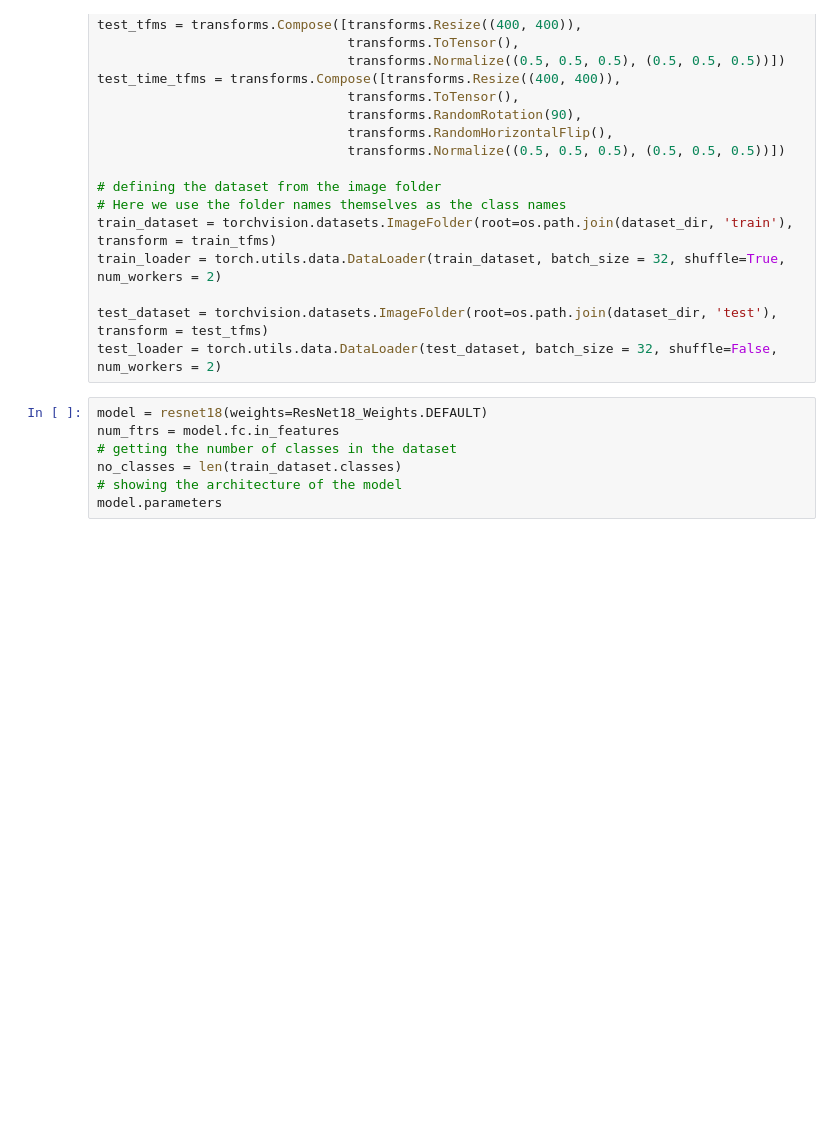
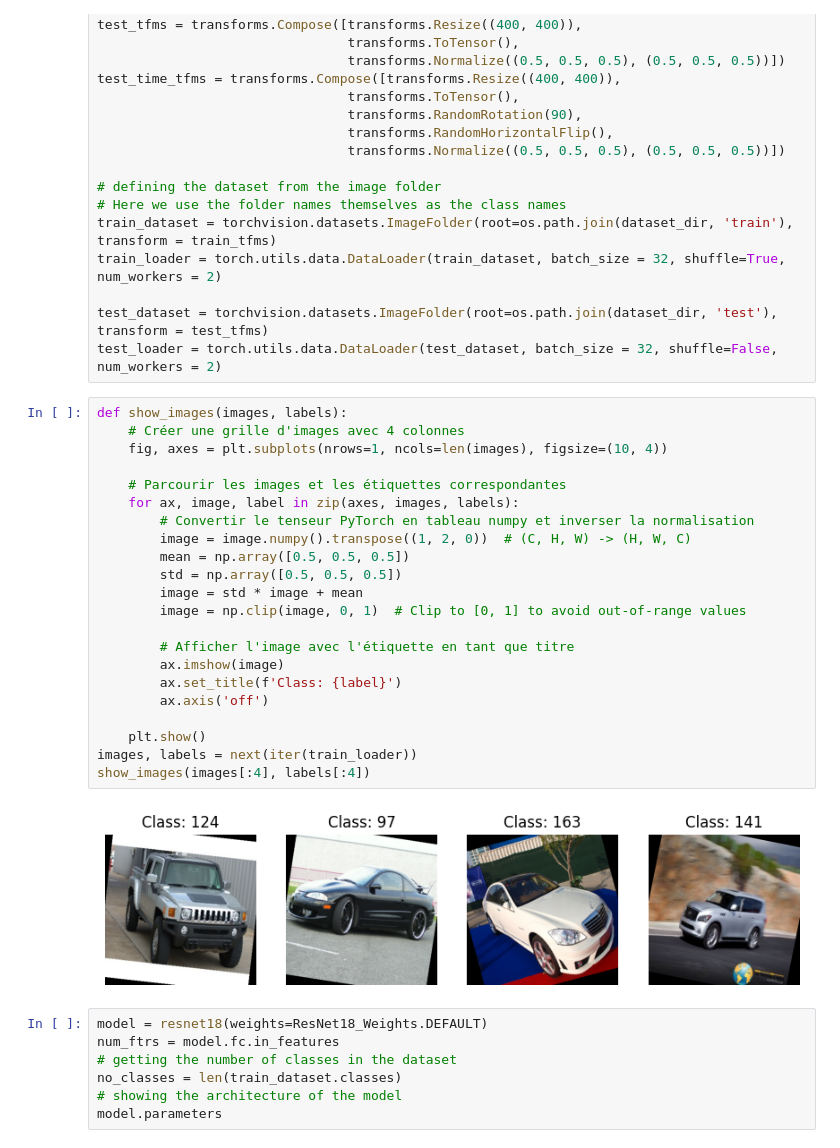
Before and after one commit to Jason2EPITA/groupe6hackathon, a Jupyter notebook: tutorial-s3.ipynb, the cells around one changed output. Saved outputs shown, nothing was run; the diff lists cells and outputs as text; blank space fills up the shorter version.

```diff
--- a/tutorial-s3.ipynb
+++ b/tutorial-s3.ipynb
@@ -80,6 +77,30 @@ train_loader = torch.utils.data.DataLoader(train_dataset, batch_size = 32, shuff
 
 test_dataset = torchvision.datasets.ImageFolder(root=os.path.join(dataset_dir, 'test'), transform = test_tfms)
 test_loader = torch.utils.data.DataLoader(test_dataset, batch_size = 32, shuffle=False, num_workers = 2)
+# %%
+def show_images(images, labels):
+    # Créer une grille d'images avec 4 colonnes
+    fig, axes = plt.subplots(nrows=1, ncols=len(images), figsize=(10, 4))
+
+    # Parcourir les images et les étiquettes correspondantes
+    for ax, image, label in zip(axes, images, labels):
+        # Convertir le tenseur PyTorch en tableau numpy et inverser la normalisation
+        image = image.numpy().transpose((1, 2, 0))  # (C, H, W) -> (H, W, C)
+        mean = np.array([0.5, 0.5, 0.5])
+        std = np.array([0.5, 0.5, 0.5])
+        image = std * image + mean
+        image = np.clip(image, 0, 1)  # Clip to [0, 1] to avoid out-of-range values
+
+        # Afficher l'image avec l'étiquette en tant que titre
+        ax.imshow(image)
+        ax.set_title(f'Class: {label}')
+        ax.axis('off')
+
+    plt.show()
+images, labels = next(iter(train_loader))
+show_images(images[:4], labels[:4])
+# %% [output]
+[figure, added]
 # %%
 model = resnet18(weights=ResNet18_Weights.DEFAULT)
 num_ftrs = model.fc.in_features
```
Also changed, not shown: parts of 9 cells of this notebook.
